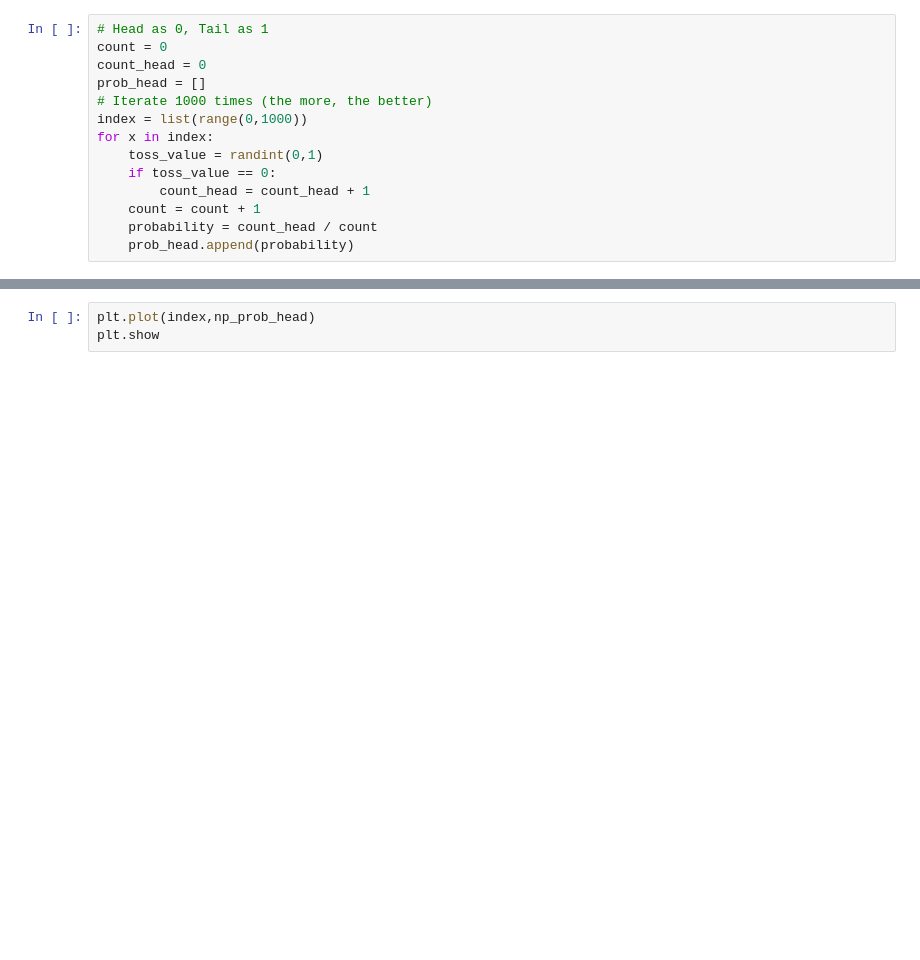
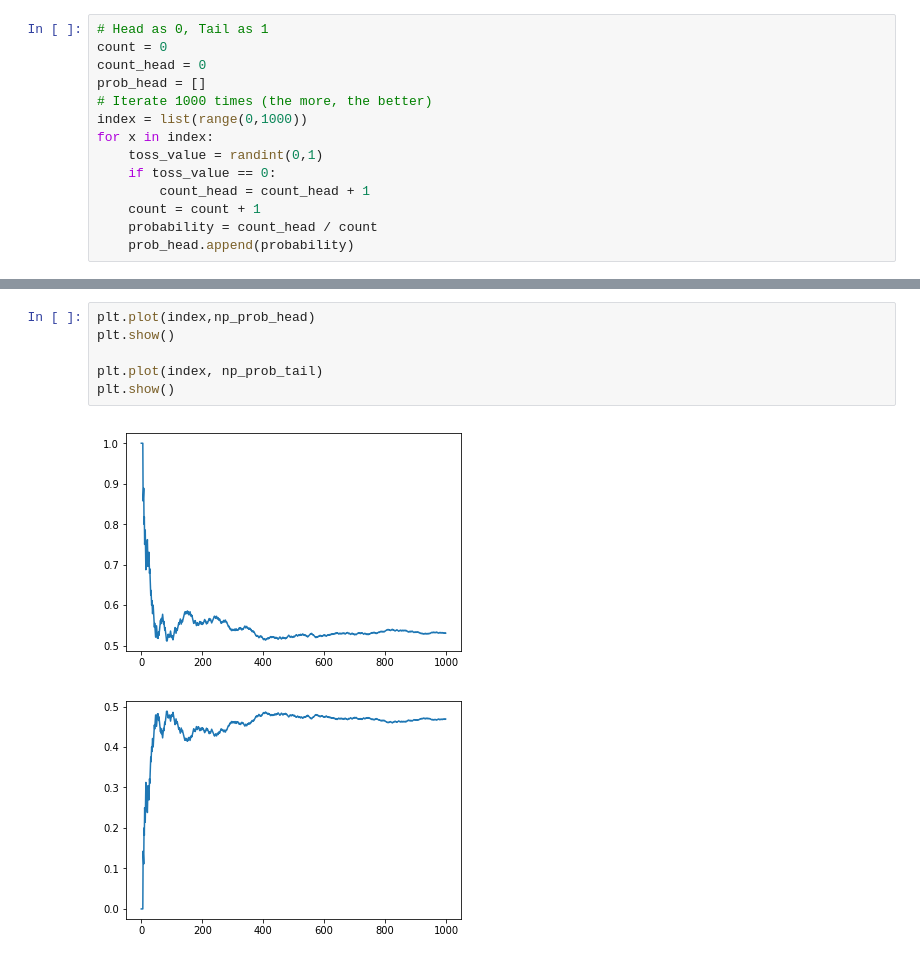
Before and after one commit to atriple/Coding-Challenge, a Jupyter notebook: Coin-Toss-Simulation/simulation-coin-toss.ipynb, the cells around one changed output, grey strips where cells are left out. Drawn from its saved outputs; the diff is of its cells as text; blank space fills up the shorter version.

```diff
--- a/Coin-Toss-Simulation/simulation-coin-toss.ipynb
+++ b/Coin-Toss-Simulation/simulation-coin-toss.ipynb
@@ -28,3 +44,9 @@ print(np_prob_tail)
 # %%
 plt.plot(index,np_prob_head)
-plt.show
+plt.show()
+
+plt.plot(index, np_prob_tail)
+plt.show()
+# %% [output]
+[figure, added]
+[figure, added]
```
Also changed, not shown: parts of 2 cells of this notebook.
